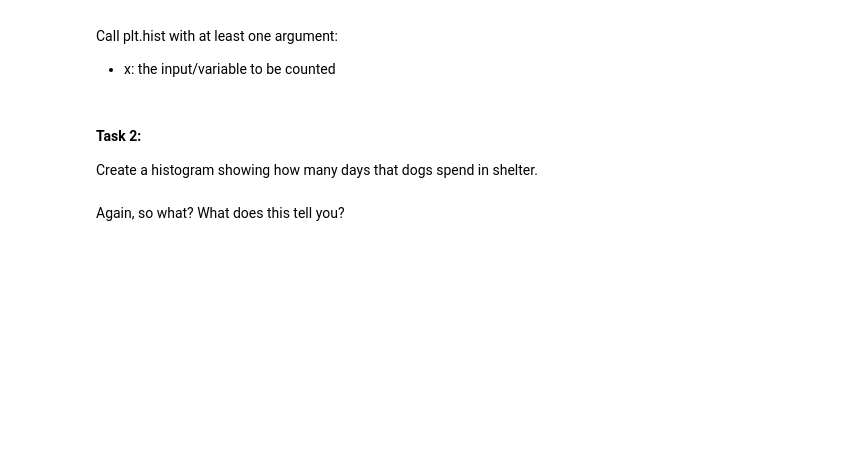
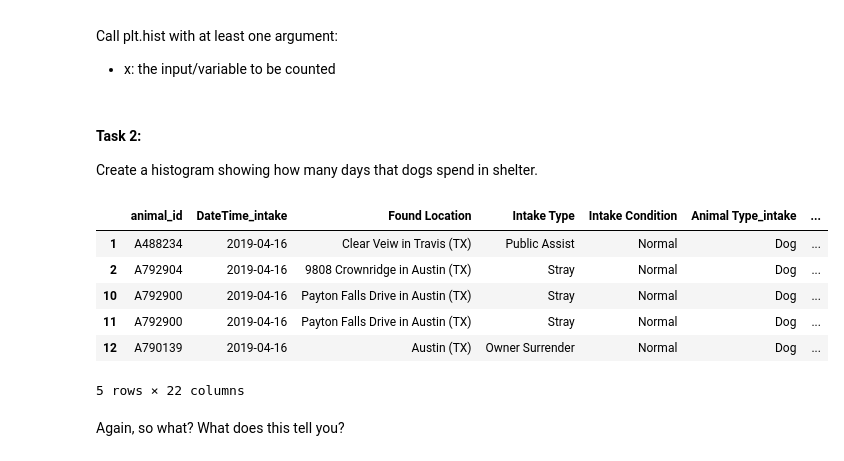
Before and after one commit to lindseyberlin/data-visualizations-matplotlib-seaborn_HTX-DS-111819, a Jupyter notebook: Code-Along_Matplotlib-and-Seaborn.ipynb, the cells around one changed output. Drawn from its saved outputs; the diff is of its cells as text; code cells hidden in the pictures; blank space fills up the shorter version.

```diff
--- a/Code-Along_Matplotlib-and-Seaborn.ipynb
+++ b/Code-Along_Matplotlib-and-Seaborn.ipynb
@@ -73,5 +120,14 @@ Call plt.hist with at least one argument:
 Create a histogram showing how many days that dogs spend in shelter.
 # %%
 # Make sure you have your dog data, or grab that now
+dog_df.head()
+# %% [output]
+|  | animal_id | DateTime_intake | Found Location | Intake Type | Intake Condition | Animal Type_intake | ... |
+| 1 | A488234 | 2019-04-16 | Clear Veiw in Travis (TX) | Public Assist | Normal | Dog | ... |
+| 2 | A792904 | 2019-04-16 | 9808 Crownridge in Austin (TX) | Stray | Normal | Dog | ... |
+| 10 | A792900 | 2019-04-16 | Payton Falls Drive in Austin (TX) | Stray | Normal | Dog | ... |
+| 11 | A792900 | 2019-04-16 | Payton Falls Drive in Austin (TX) | Stray | Normal | Dog | ... |
+| 12 | A790139 | 2019-04-16 | Austin (TX) | Owner Surrender | Normal | Dog | ... |
+5 rows × 22 columns
 # %%
 # Define your input variable
```
Also changed, not shown: parts of 15 cells of this notebook, 7 other files.
